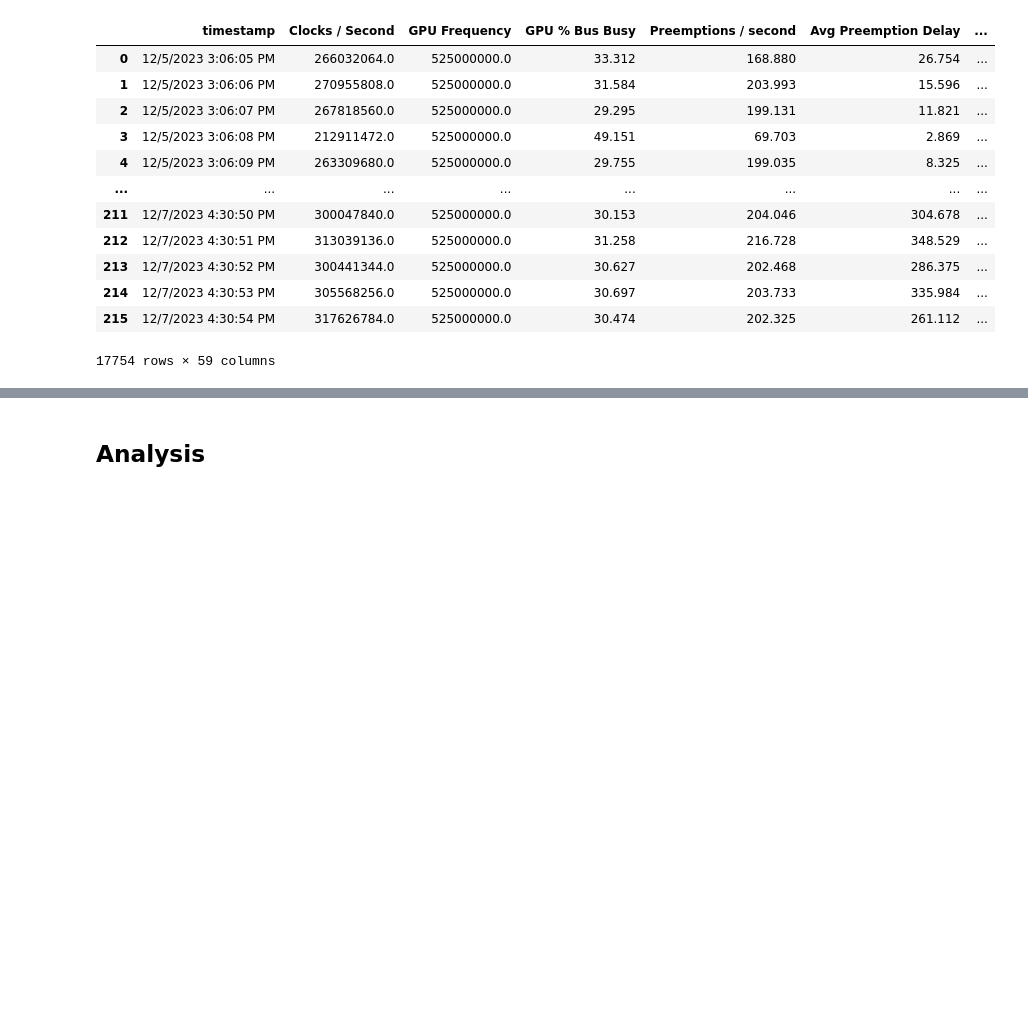
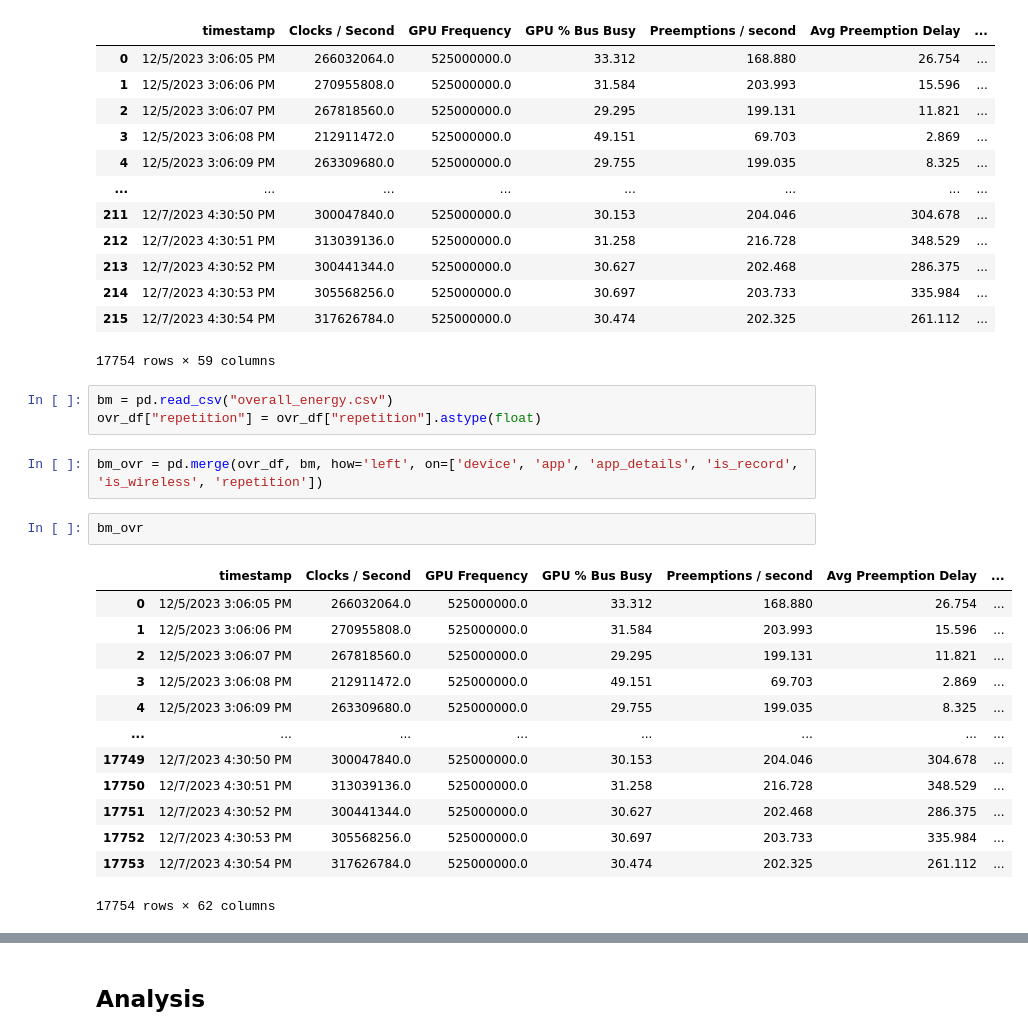
Before and after one commit to Raiduy/librnr-experiments, a Jupyter notebook: analysis_OVRGPU.ipynb, the cells around one changed output, grey strips where cells are left out. Saved outputs shown, nothing was run; the diff lists cells and outputs as text; blank space fills up the shorter version.

```diff
--- a/analysis_OVRGPU.ipynb
+++ b/analysis_OVRGPU.ipynb
@@ -90,3 +91,24 @@ ovr_df
 | 214 | 12/7/2023 4:30:53 PM | 305568256.0 | 525000000.0 | 30.697 | 203.733 | 335.984 | ... |
 | 215 | 12/7/2023 4:30:54 PM | 317626784.0 | 525000000.0 | 30.474 | 202.325 | 261.112 | ... |
 17754 rows × 59 columns
+# %%
+bm = pd.read_csv("overall_energy.csv")
+ovr_df["repetition"] = ovr_df["repetition"].astype(float)
+# %%
+bm_ovr = pd.merge(ovr_df, bm, how='left', on=['device', 'app', 'app_details', 'is_record', 'is_wireless', 'repetition'])
+# %%
+bm_ovr
+# %% [output]
+|  | timestamp | Clocks / Second | GPU Frequency | GPU % Bus Busy | Preemptions / second | Avg Preemption Delay | ... |
+| 0 | 12/5/2023 3:06:05 PM | 266032064.0 | 525000000.0 | 33.312 | 168.880 | 26.754 | ... |
+| 1 | 12/5/2023 3:06:06 PM | 270955808.0 | 525000000.0 | 31.584 | 203.993 | 15.596 | ... |
+| 2 | 12/5/2023 3:06:07 PM | 267818560.0 | 525000000.0 | 29.295 | 199.131 | 11.821 | ... |
+| 3 | 12/5/2023 3:06:08 PM | 212911472.0 | 525000000.0 | 49.151 | 69.703 | 2.869 | ... |
+| 4 | 12/5/2023 3:06:09 PM | 263309680.0 | 525000000.0 | 29.755 | 199.035 | 8.325 | ... |
+| ... | ... | ... | ... | ... | ... | ... | ... |
+| 17749 | 12/7/2023 4:30:50 PM | 300047840.0 | 525000000.0 | 30.153 | 204.046 | 304.678 | ... |
+| 17750 | 12/7/2023 4:30:51 PM | 313039136.0 | 525000000.0 | 31.258 | 216.728 | 348.529 | ... |
+| 17751 | 12/7/2023 4:30:52 PM | 300441344.0 | 525000000.0 | 30.627 | 202.468 | 286.375 | ... |
+| 17752 | 12/7/2023 4:30:53 PM | 305568256.0 | 525000000.0 | 30.697 | 203.733 | 335.984 | ... |
+| 17753 | 12/7/2023 4:30:54 PM | 317626784.0 | 525000000.0 | 30.474 | 202.325 | 261.112 | ... |
+17754 rows × 62 columns
```
Also changed, not shown: parts of 5 cells of this notebook, 1 other file.
